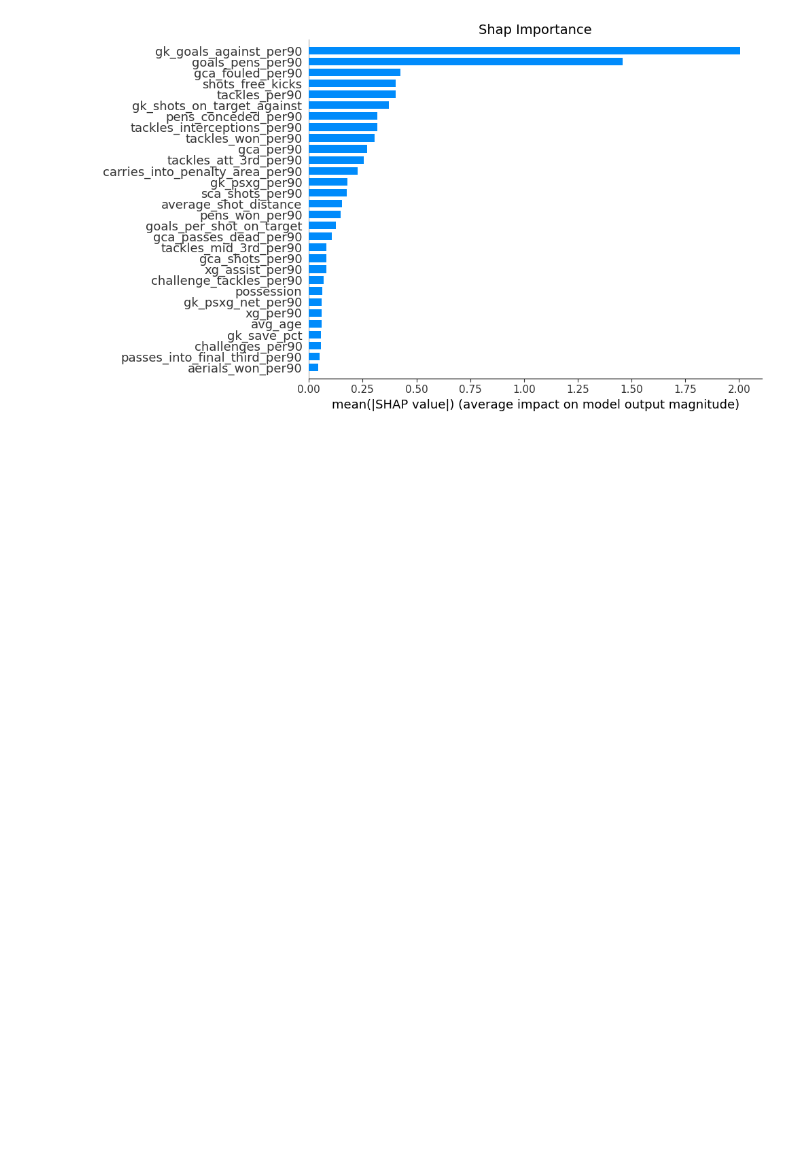
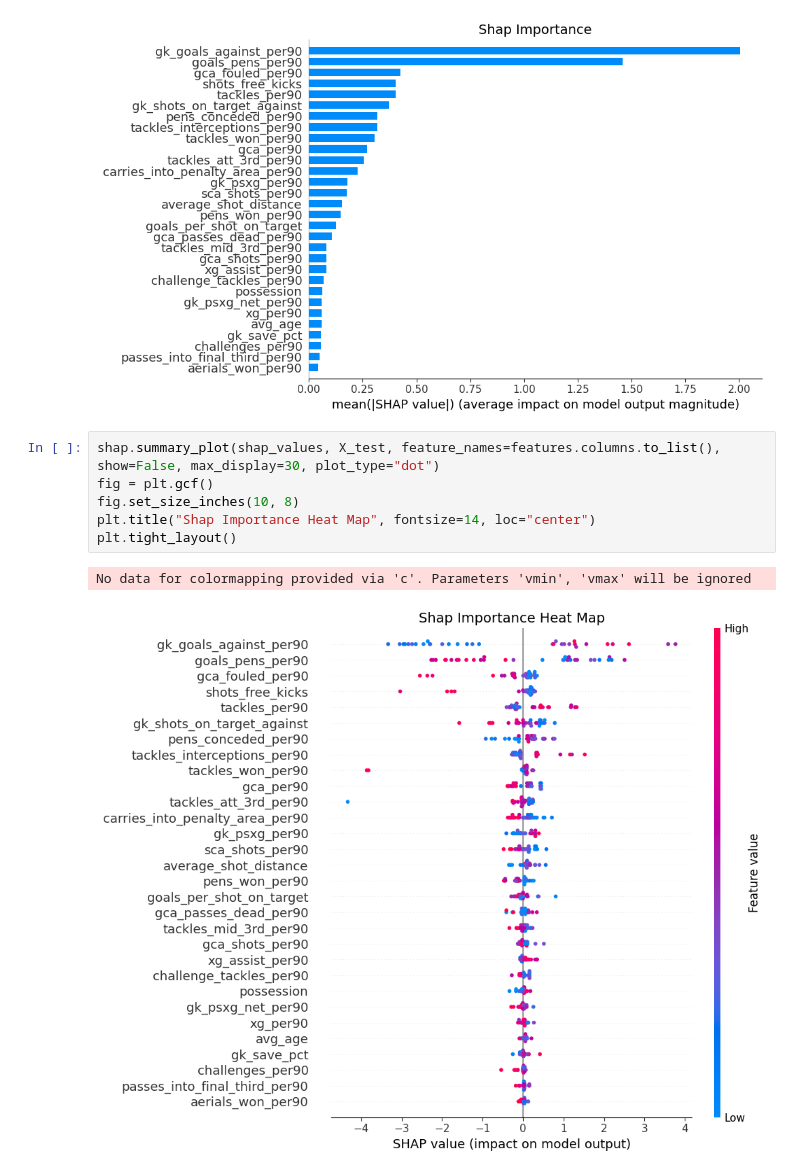
Before and after one commit to Football-Predictor/ChampionsLeague-Predictor, a Jupyter notebook: ChampionsLeaguePredictor.ipynb, the cells around one changed output. Saved outputs shown, nothing was run; the diff lists cells and outputs as text; blank space fills up the shorter version.

Commit message:
add secondary shap importance model

```diff
--- a/ChampionsLeaguePredictor.ipynb
+++ b/ChampionsLeaguePredictor.ipynb
@@ -185,3 +185,12 @@ plt.show()
 # %% [output]
 ntree_limit is deprecated, use `iteration_range` or model slicing instead.
 [figure]
+# %%
+shap.summary_plot(shap_values, X_test, feature_names=features.columns.to_list(), show=False, max_display=30, plot_type="dot")
+fig = plt.gcf()
+fig.set_size_inches(10, 8)
+plt.title("Shap Importance Heat Map", fontsize=14, loc="center")
+plt.tight_layout()
+# %% [output]
+No data for colormapping provided via 'c'. Parameters 'vmin', 'vmax' will be ignored
+[figure, added]
```
